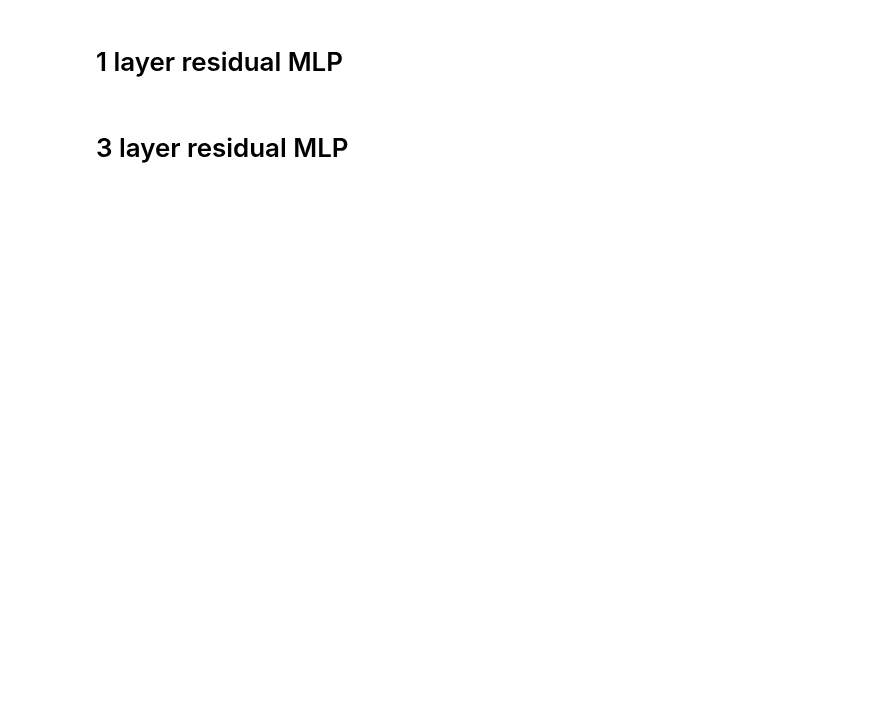
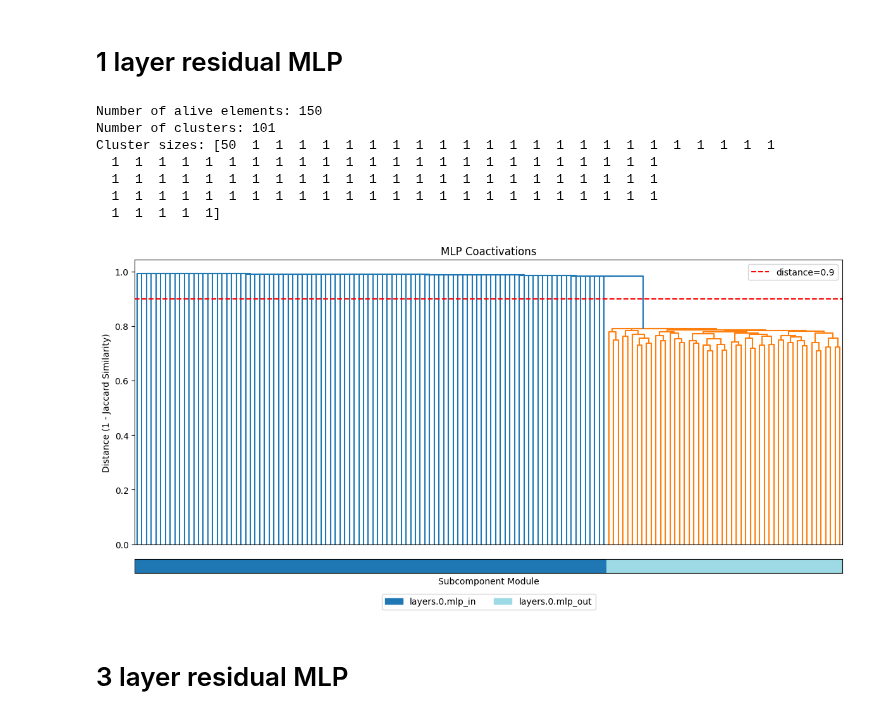
Before and after one commit to mivanit/apd, a Jupyter notebook: notebooks/dev_grouping.ipynb, the cells around one changed output. Drawn from its saved outputs; the diff is of its cells as text; code cells hidden in the pictures; blank space fills up the shorter version.

```diff
--- a/notebooks/dev_grouping.ipynb
+++ b/notebooks/dev_grouping.ipynb
@@ -42,28 +87,35 @@ run_decomp_pipeline(
 # %% [markdown]
 # 1 layer residual MLP
 # %%
-run_decomp_pipeline(
+coactivations_mlp: CoactivationResults = get_coactivations(
     model_path=Path("data/mlp-decomp/model_30000.pth"),
     dataset_cls=ResidualMLPDataset,
     dataset_kwargs=dict(
         calc_labels=False,  # Our labels will be the output of the target model
         label_type=None,
         act_fn_name=None,
         label_fn_seed=None,
         label_coeffs=None,
         synced_inputs=None,
     ),
     coactivations_kwargs=dict(
         module_groups=[["layers.0.mlp_in", "layers.0.mlp_out"]],
     ),
-    plot_kwargs=dict(
-        group_key="group_0",
-        threshold=0.8,
-        title="1-layer Residual MLP Hierarchical Clustering",
-        min_alive_counts=500,
-    ),
     device=DEVICE,
 )
+plot_clustering_from_results(
+    results=coactivations_mlp,
+    title="MLP Coactivations",
+);
+# %% [output]
+Number of alive elements: 150
+Number of clusters: 101
+Cluster sizes: [50  1  1  1  1  1  1  1  1  1  1  1  1  1  1  1  1  1  1  1  1  1  1  1
+  1  1  1  1  1  1  1  1  1  1  1  1  1  1  1  1  1  1  1  1  1  1  1  1
+  1  1  1  1  1  1  1  1  1  1  1  1  1  1  1  1  1  1  1  1  1  1  1  1
+  1  1  1  1  1  1  1  1  1  1  1  1  1  1  1  1  1  1  1  1  1  1  1  1
+  1  1  1  1  1]
+[figure, added]
 # %% [markdown]
 # 3 layer residual MLP
 # %%
```
Also changed, not shown: parts of 12 cells of this notebook, 1 other file.
